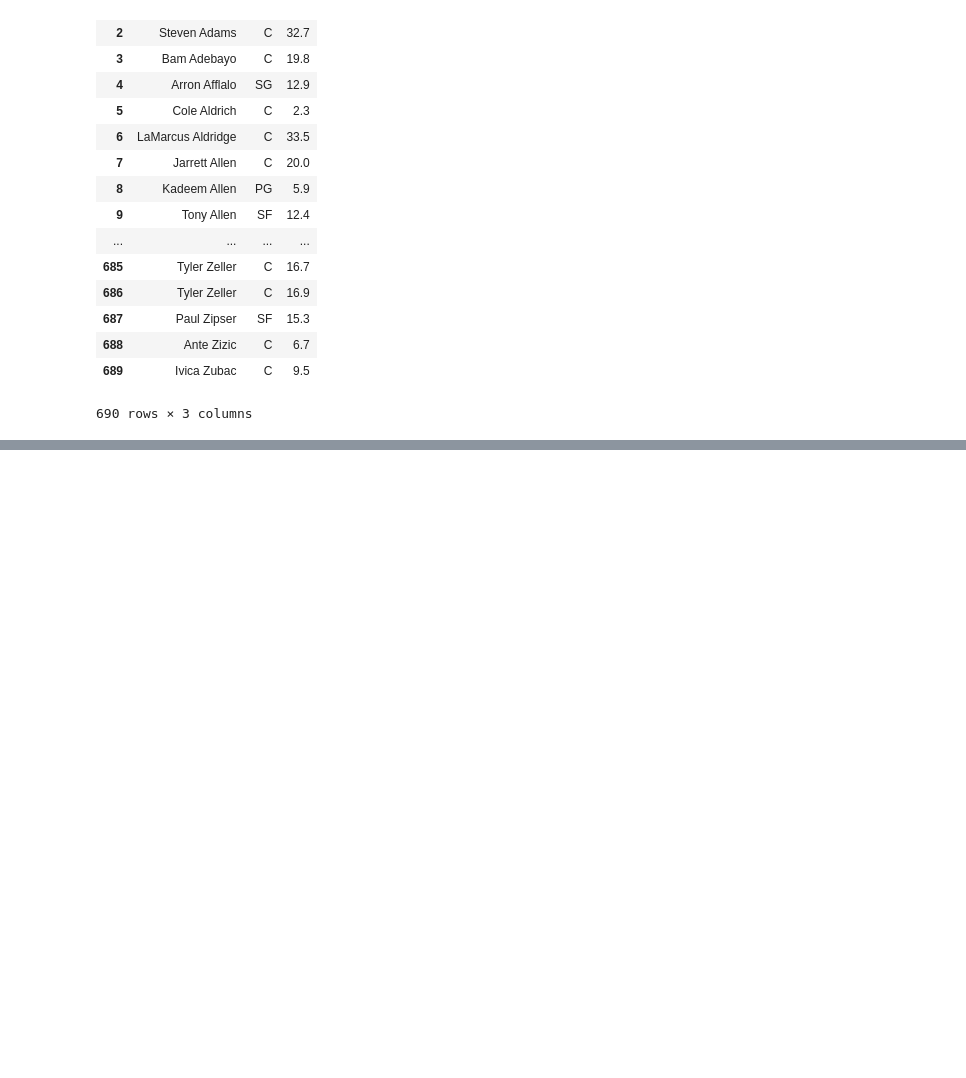
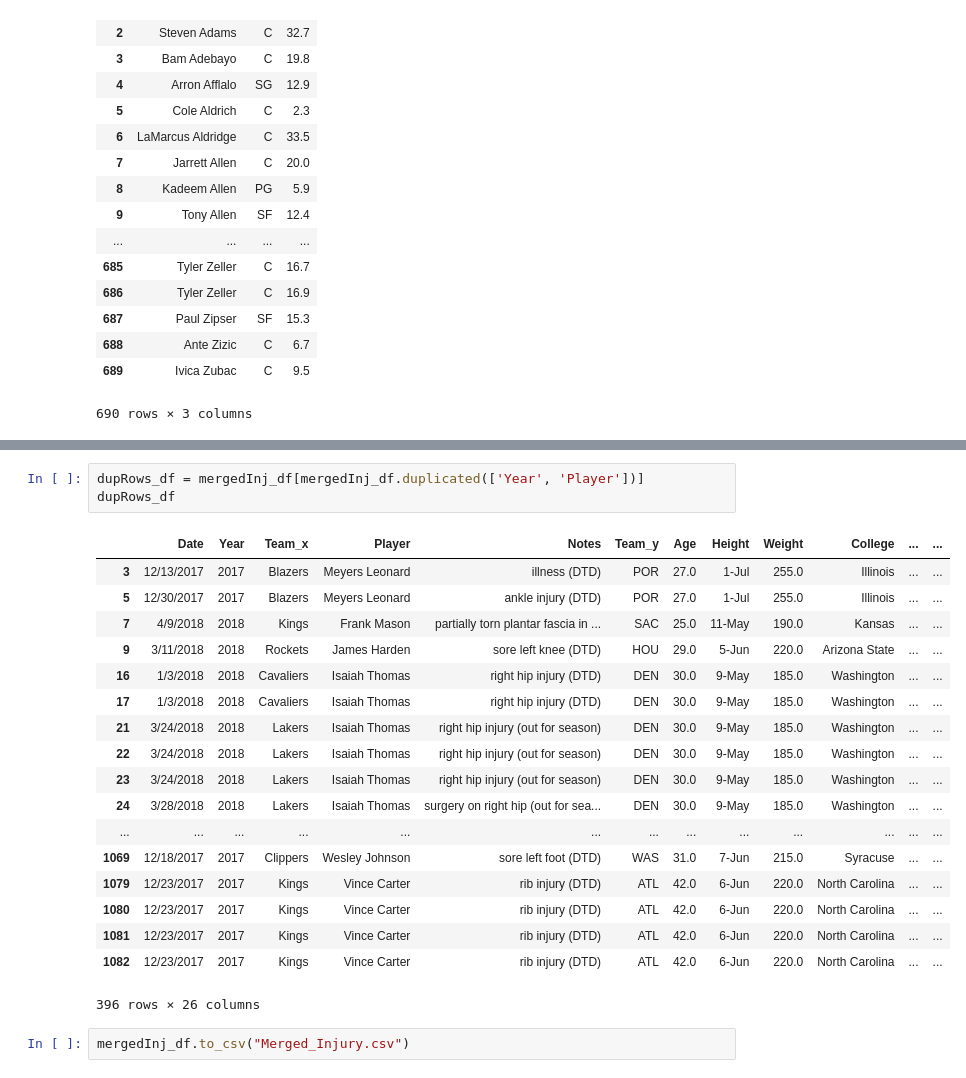
Before and after one commit to rmishra1990/Drunk-on-Data, a Jupyter notebook: Ritu/NBA Data - Ritu.ipynb, the cells around one changed output, grey strips where cells are left out. Cells and saved outputs as stored; diff of their text form; blank space fills up the shorter version.

```diff
--- a/Ritu/NBA Data - Ritu.ipynb
+++ b/Ritu/NBA Data - Ritu.ipynb
@@ -144,0 +221,24 @@ mergedStats_df.to_csv("Merged_Stats.csv", index=False)
+# %%
+dupRows_df = mergedInj_df[mergedInj_df.duplicated(['Year', 'Player'])]
+dupRows_df
+# %% [output]
+|  | Date | Year | Team_x | Player | Notes | Team_y | Age | Height | Weight | College | ... | ... |
+| 3 | 12/13/2017 | 2017 | Blazers | Meyers Leonard | illness (DTD) | POR | 27.0 | 1-Jul | 255.0 | Illinois | ... | ... |
+| 5 | 12/30/2017 | 2017 | Blazers | Meyers Leonard | ankle injury (DTD) | POR | 27.0 | 1-Jul | 255.0 | Illinois | ... | ... |
+| 7 | 4/9/2018 | 2018 | Kings | Frank Mason | partially torn plantar fascia in ... | SAC | 25.0 | 11-May | 190.0 | Kansas | ... | ... |
+| 9 | 3/11/2018 | 2018 | Rockets | James Harden | sore left knee (DTD) | HOU | 29.0 | 5-Jun | 220.0 | Arizona State | ... | ... |
+| 16 | 1/3/2018 | 2018 | Cavaliers | Isaiah Thomas | right hip injury (DTD) | DEN | 30.0 | 9-May | 185.0 | Washington | ... | ... |
+| 17 | 1/3/2018 | 2018 | Cavaliers | Isaiah Thomas | right hip injury (DTD) | DEN | 30.0 | 9-May | 185.0 | Washington | ... | ... |
+| 21 | 3/24/2018 | 2018 | Lakers | Isaiah Thomas | right hip injury (out for season) | DEN | 30.0 | 9-May | 185.0 | Washington | ... | ... |
+| 22 | 3/24/2018 | 2018 | Lakers | Isaiah Thomas | right hip injury (out for season) | DEN | 30.0 | 9-May | 185.0 | Washington | ... | ... |
+| 23 | 3/24/2018 | 2018 | Lakers | Isaiah Thomas | right hip injury (out for season) | DEN | 30.0 | 9-May | 185.0 | Washington | ... | ... |
+| 24 | 3/28/2018 | 2018 | Lakers | Isaiah Thomas | surgery on right hip (out for sea... | DEN | 30.0 | 9-May | 185.0 | Washington | ... | ... |
+| ... | ... | ... | ... | ... | ... | ... | ... | ... | ... | ... | ... | ... |
+| 1069 | 12/18/2017 | 2017 | Clippers | Wesley Johnson | sore left foot (DTD) | WAS | 31.0 | 7-Jun | 215.0 | Syracuse | ... | ... |
+| 1079 | 12/23/2017 | 2017 | Kings | Vince Carter | rib injury (DTD) | ATL | 42.0 | 6-Jun | 220.0 | North Carolina | ... | ... |
+| 1080 | 12/23/2017 | 2017 | Kings | Vince Carter | rib injury (DTD) | ATL | 42.0 | 6-Jun | 220.0 | North Carolina | ... | ... |
+| 1081 | 12/23/2017 | 2017 | Kings | Vince Carter | rib injury (DTD) | ATL | 42.0 | 6-Jun | 220.0 | North Carolina | ... | ... |
+| 1082 | 12/23/2017 | 2017 | Kings | Vince Carter | rib injury (DTD) | ATL | 42.0 | 6-Jun | 220.0 | North Carolina | ... | ... |
+396 rows × 26 columns
+# %%
+mergedInj_df.to_csv("Merged_Injury.csv")
```
Also changed, not shown: parts of 12 cells of this notebook, 6 other files.
